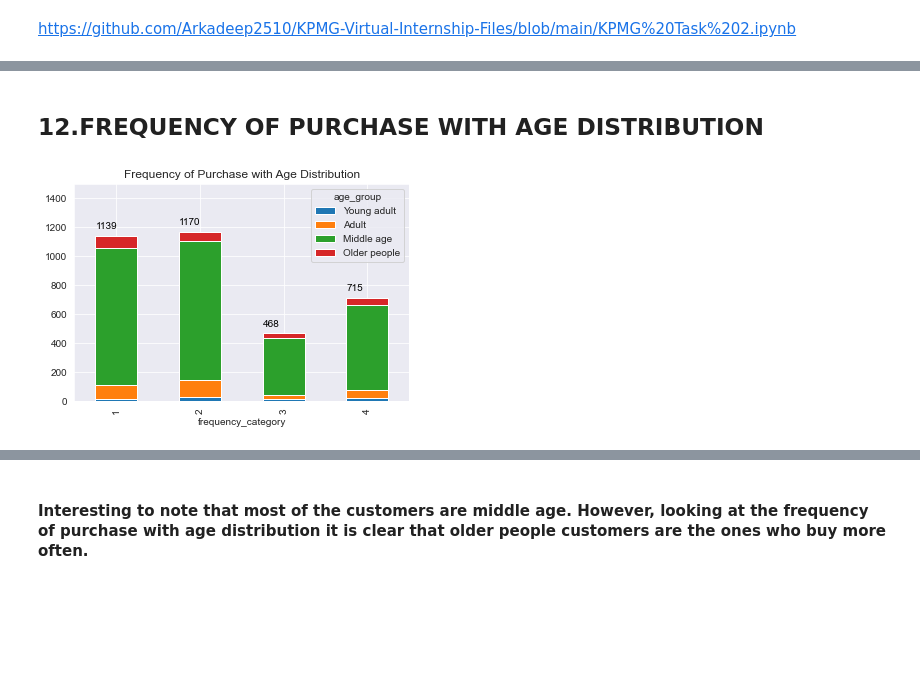
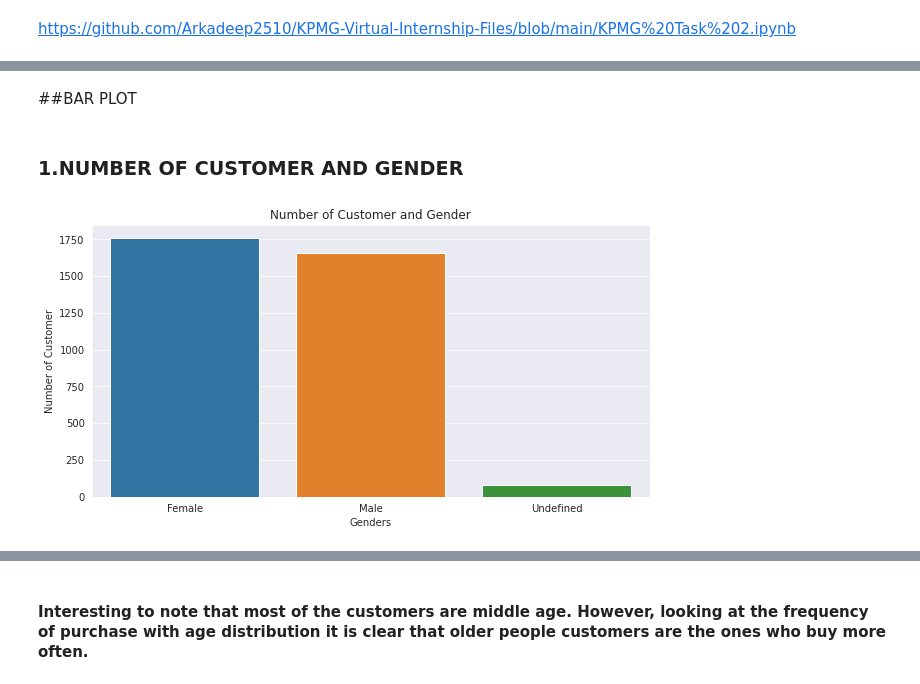
Before and after one commit to PhuongTa/internship, a Jupyter notebook: Ex_01_KPMG_virtual_internship.ipynb, the cells around one changed output, grey strips where cells are left out. Drawn from its saved outputs; the diff is of its cells as text; code cells hidden in the pictures; blank space fills up the shorter version.

```diff
--- a/Ex_01_KPMG_virtual_internship.ipynb
+++ b/Ex_01_KPMG_virtual_internship.ipynb
@@ -1641,0 +2272,4 @@ array(['Yes', 'No'], dtype=object)
+# %%
+#Create a score of number of purchases made in the last 3 years
+mergedDf['frequency_category_3years'] = pd.qcut(mergedDf['past_3_years_bike_related_purchases'],q=4, labels =[1,2,3,4])
+mergedDf.head()
@@ -1813,18 +2329,0 @@ plt.show()
-# %% [markdown]
-## 12.FREQUENCY OF PURCHASE WITH AGE DISTRIBUTION
-# %%
-# Frequency of purchase by age group
-
-mergedDf.groupby('frequency_category')['age_group'] \
-    .value_counts() \
-    .unstack(level=1) \
-    .plot.bar(stacked=True)
-for i, v in enumerate(mergedDf.groupby('frequency_category') \
-                      .agg({'age_group': lambda x: len(x)})['age_group']):
-    plt.text(i - .25, v + 50, int(v), color='black')
-axes = plt.gca()
-axes.set_ylim([0, 1500])
-plt.title('Frequency of Purchase with Age Distribution')
-plt.show()
-# %% [output]
-[figure, removed]
@@ -1830,0 +2340,15 @@ plt.show()
+# %% [markdown]
+##BAR PLOT
+# %% [markdown]
+### 1.NUMBER OF CUSTOMER AND GENDER
+# %%
+genders = mergedDf.gender.value_counts()
+sns.set_style('darkgrid')
+plt.figure(figsize=(10,5))
+sns.barplot(x = genders.index, y = genders.values)
+plt.title("Number of Customer and Gender")
+plt.xlabel("Genders")
+plt.ylabel("Number of Customer")
+plt.show()
+# %% [output]
+[figure, added]
```
Also changed, not shown: parts of 374 cells of this notebook.
